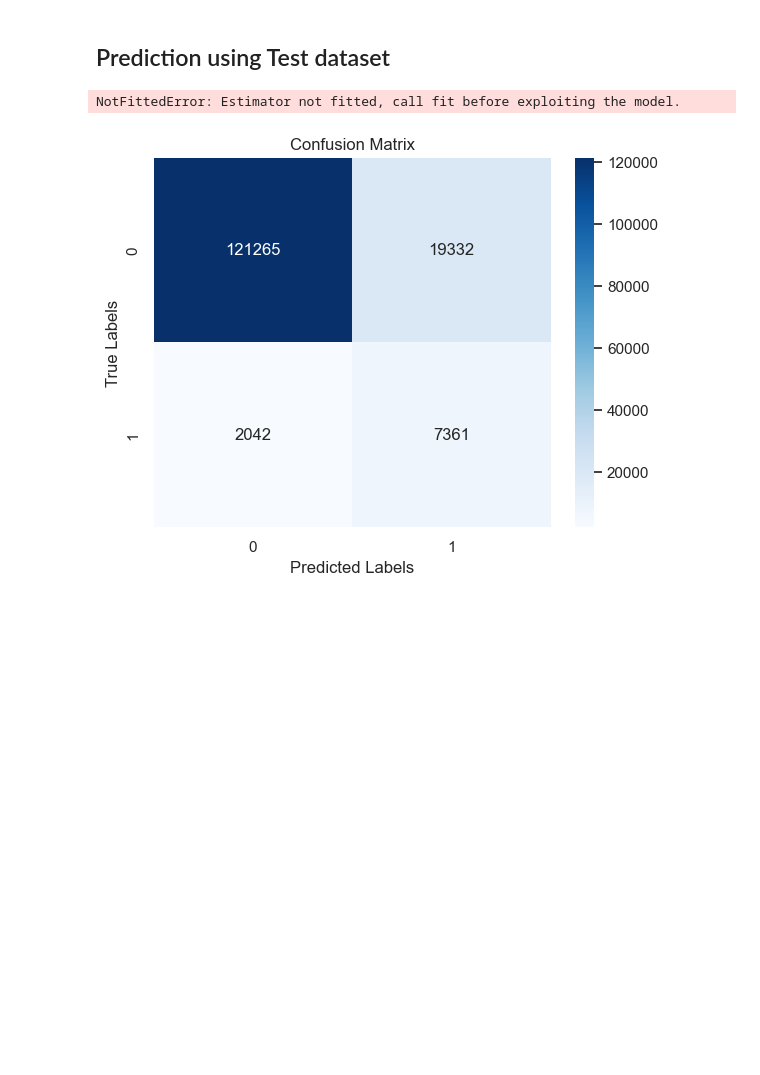
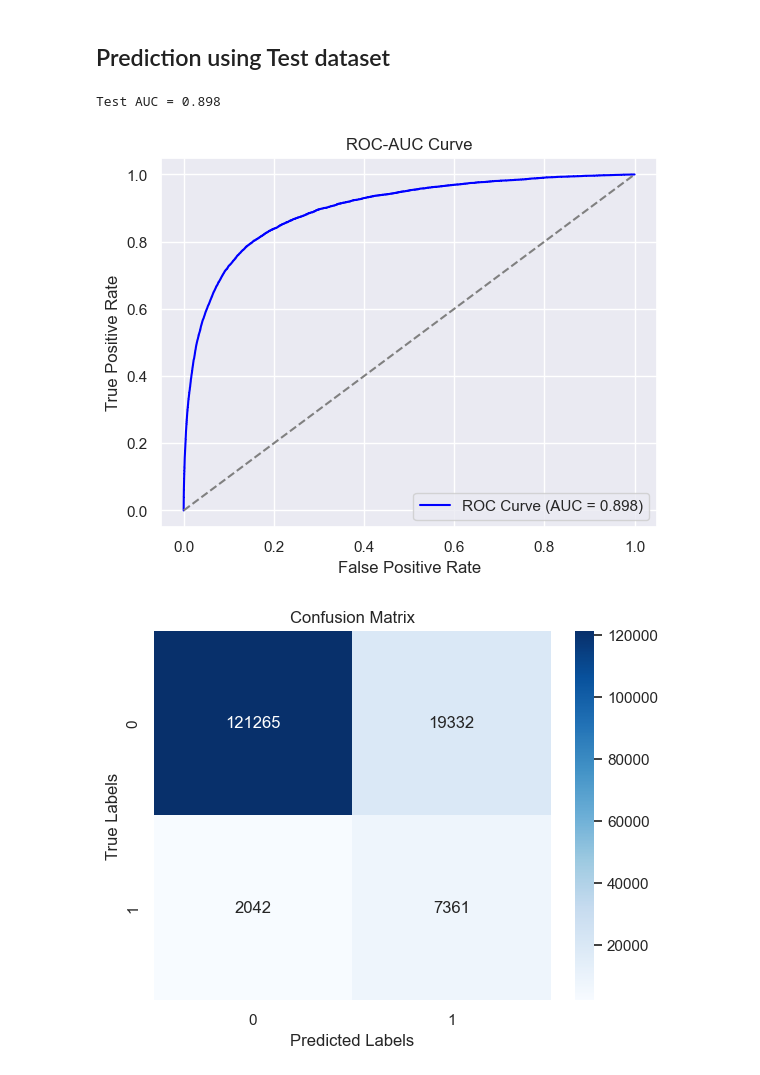
Before and after one commit to volry/subscriber-churn, a Jupyter notebook: BDL-final.ipynb, the cells around one changed output. Cells and saved outputs as stored; diff of their text form; code cells hidden in the pictures; blank space fills up the shorter version.

```diff
--- a/BDL-final.ipynb
+++ b/BDL-final.ipynb
@@ -162,40 +144,41 @@ import matplotlib.pyplot as plt
 
 
 # Define the file name of the pickle file
-#pickle_file = "LGBMClassifier_24062023_15_30.pickle"
-pickle_file = "LGBMClassifier_28062023_20_01.pickle"
+pickle_file = "LGBMClassifier_24062023_15_30.pickle"
+#pickle_file = "LGBMClassifier_28062023_20_01.pickle"
 
 # Load the model
 model, features = my_func.load_pickle(pickle_file)
 
 # Prepare the test data (X_test)
 
 
 y_test = df_test_fe['target']
 X_test = df_test_fe.drop(['target', 'abon_id'], axis=1)
 
 
 # Make predictions on the test data
 y_pred = model.predict(X_test)
 
 # Calculate the probabilities of the positive class
 y_pred_proba = model.predict_proba(X_test)[:, 1]
 
 # Calculate the ROC-AUC score
 auc = roc_auc_score(y_test, y_pred_proba)
 print(f"Test AUC = {auc:.3f}")
 
 # Plot the ROC-AUC curve
 fpr, tpr, _ = roc_curve(y_test, y_pred_proba)
 plt.plot(fpr, tpr, color='blue', label="ROC Curve (AUC = {:.3f})".format(auc))
 plt.plot([0, 1], [0, 1], color='gray', linestyle='--')
 plt.xlabel("False Positive Rate")
 plt.ylabel("True Positive Rate")
 plt.title("ROC-AUC Curve")
 plt.legend()
 plt.show()
 # %% [output]
-NotFittedError: Estimator not fitted, call fit before exploiting the model.
+Test AUC = 0.898
+[figure, added]
 # %%
 import seaborn as sns
 
```
Also changed, not shown: parts of 11 cells of this notebook.
